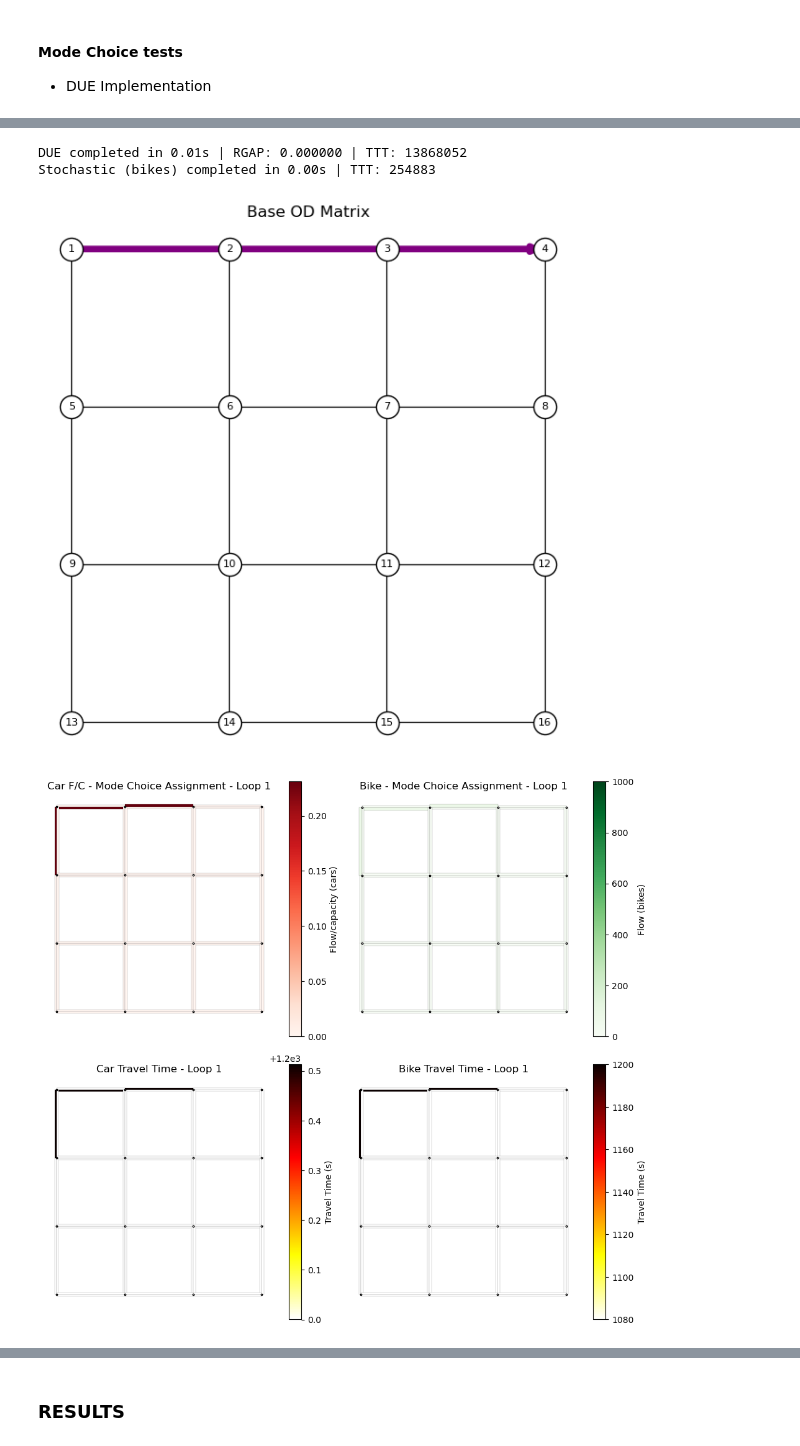
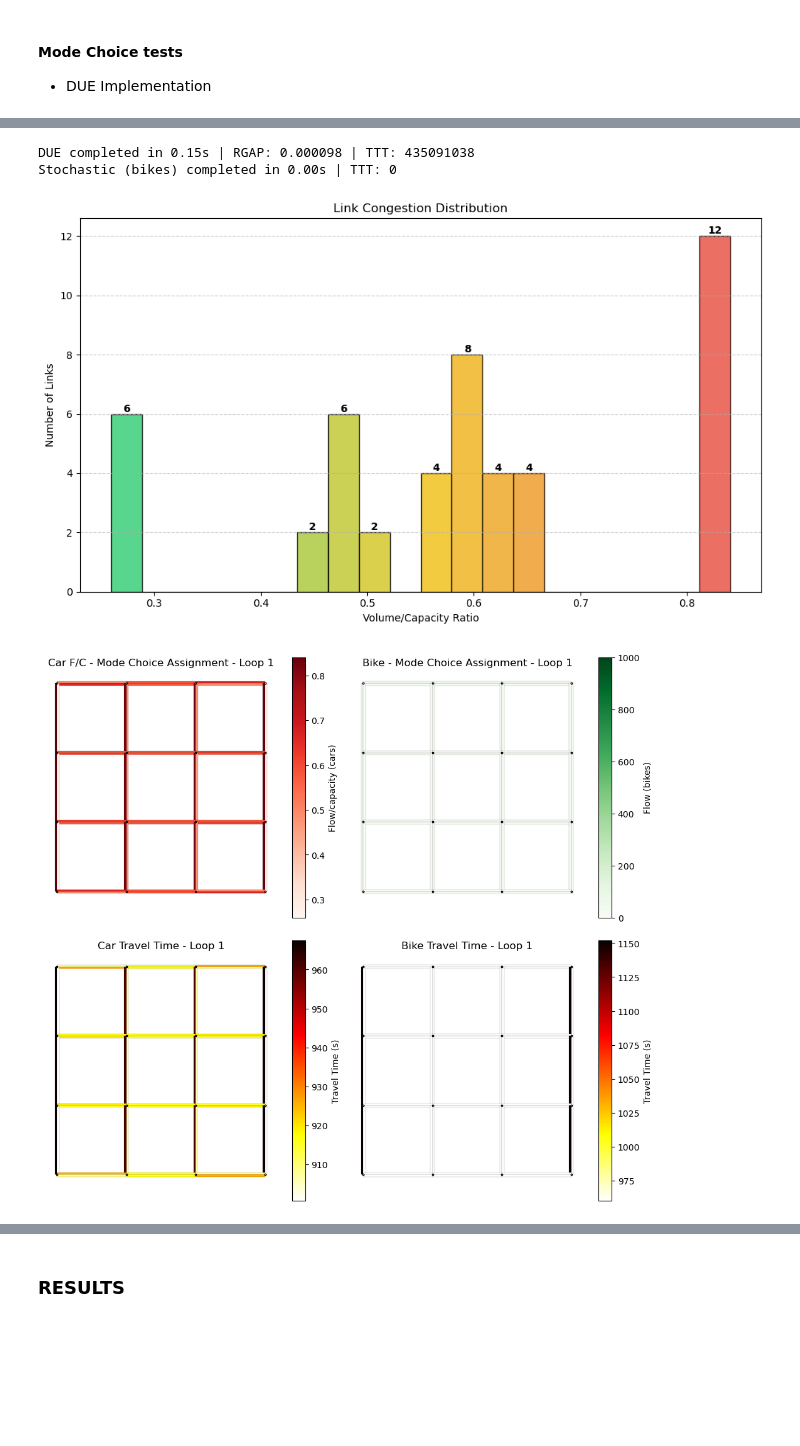
Before and after one commit to tim-lemm/code_these, a Jupyter notebook: notebooks/bike_model_v2.ipynb, the cells around one changed output, grey strips where cells are left out. Cells and saved outputs as stored; diff of their text form; code cells hidden in the pictures; blank space fills up the shorter version.

Commit message:
fixe mode choice issue with indexes, DUE implementation for mode choice complete

```diff
--- a/notebooks/bike_model_v2.ipynb
+++ b/notebooks/bike_model_v2.ipynb
@@ -1208,14 +1251,7 @@ Iteration 48 - Removing bike lane on edge Index([13], dtype='object') with flow
 - same BI as above
 - same optimisation method as above
 # %%
-# Base OD matrix
-np.random.seed(69)
-od_matrix = pd.DataFrame(0, index=range(1,17), columns=range(1,17))
-liste_i = [1,2,3,4,5,9,13,15,14,16,12,8]
-for i in liste_i:
-    for j in liste_i:
-        if i != j:
-            od_matrix.loc[i,j] = np.random.randint(30,1000)
+
 
 edge_df_tri=edge_df_modif.copy().reset_index(drop=True)
 nbr_bike_lanes = edge_df_tri['type_bike'].notnull().sum()
@@ -1232,7 +1268,7 @@ beta_time = -0.01
 ASC_car = 0
 ASC_bike = -2.5
 mu_mode = 1.0
-loop_count = 3
+loop_count = 10
 # other parameters
 speed_bike = 17
 speed_car = 15
@@ -1357,7 +1393,7 @@ while nbr_bike_lanes > 0 and i < limit :
             if idx < len(edge_df_tri):
                 edge_df_tri.loc[idx, 'flow_car'] = row['flow']
 
-        edge_df_tri = simple_bi_2(edge_df_tri, traffic_col='flow_car')
+        edge_df_tri = simple_bi_3(edge_df_tri, traffic_car_col='flow_car')
         bike_results_mode_choice = ta_stochastic(
                                     edge_df_tri,
                                     updated_od_bike,
@@ -1451,12 +1506,14 @@ while nbr_bike_lanes > 0 and i < limit :
 - DUE Implementation
 # %%
 # Base OD matrix
-np.random.seed(69)
 od_matrix = pd.DataFrame(0, index=range(1,17), columns=range(1,17))
-od_matrix.loc[1,4] = 1000
-
+od_matrix.loc[1,16] = 5000
+od_matrix.loc[16,1] = 2000
+od_matrix.loc[4,13] = 5000
+od_matrix.loc[13,4] = 2000
 
 plot_od_matrix(convert_to_eaquilibrae_od_matrix(od_matrix), edge_df_modif, node_df, label=False, title='Base OD Matrix', color='purple', vmax=1000, figsize=(6,6))
+plt.show()
 
 edge_df_tri=edge_df_modif.copy().reset_index(drop=True)
 nbr_bike_lanes = edge_df_tri['type_bike'].notnull().sum()
@@ -1472,14 +1529,18 @@ cutoff_prob = 0.0
 beta_time = -0.01
 ASC_car = 0
 ASC_bike = -2.5
+
+impact_coef = 0.8
 mu_mode = 1.0
 loop_count = 5
 # other parameters
 speed_bike = 15
-speed_car = 15
+speed_car = 20
 speed_bike = speed_bike / 3.6 # in m/s
 speed_car = speed_car / 3.6 # in m/s
 
+edge_df_tri["flow_car"] = 0
+edge_df_tri["flow_bike"] = 0
 edge_df_tri["speed_car"] = speed_car
 edge_df_tri["speed_bike"] = speed_bike
 
@@ -1503,6 +1564,7 @@ j = 0
 while j < loop_count:
     print(f"\n--- Mode Choice Loop {j+1} ---")
     j += 1
+
     #create skim matrices
     skim_car = np.zeros((16,16))
     skim_bike = np.zeros((16,16))
@@ -1560,6 +1622,7 @@ while j < loop_count:
                 # Accumulate total mode shares
                 total_car_skim += od_matrix.loc[origin, destination] * P_car
                 total_bike_skim += od_matrix.loc[origin, destination] * P_bike
+
     print(f"Mode shares with skimming: Car = {total_car_skim/(total_car_skim+total_bike_skim)*100 :.3f} %, Bike = {total_bike_skim/(total_car_skim+total_bike_skim)*100:.3f}%")
     # Update OD matrices based on mode shares
     updated_od_car = pd.DataFrame(0, index=range(1,17), columns=range(1,17))
@@ -1587,16 +1650,18 @@ while j < loop_count:
                                 max_iter=500,
                                 tolerance=1e-4,
                                 capacity_field='capacity_cars'
-                                )['network']
+                                )
 
-    #edge_df_tri['flow_car'] = 0
-    for idx, row in car_results_mode_choice.iterrows():
-        if idx < len(edge_df_tri):
-            edge_df_tri.loc[idx, 'flow_car'] = row['flow']
+    edge_df_tri = car_results_mode_choice['network'].copy()
+    edge_df_tri["flow_car"] = edge_df_tri["flow"]
+    edge_df_tri["ratio_flow_capacity_car"] = edge_df_tri["ratio"]
+    edge_df_tri = pd.DataFrame.from_dict(edge_df_tri)
 
+    plot_vc_histogram(edge_df_tri, capacity_col='capacity_cars', bins=20)
 
-    edge_df_tri = simple_bi_2(edge_df_tri, traffic_col='flow_car')
+    edge_df_tri = simple_bi_3(edge_df_tri, traffic_car_col='flow_car', coef=impact_coef)
     edge_df_tri['travel_time_bike'] = edge_df_tri['length_bi']/speed_bike
+
     bike_results_mode_choice = ta_stochastic(
                                 edge_df_tri,
                                 updated_od_bike,
@@ -1608,22 +1673,24 @@ while j < loop_count:
                                 capacity_field='capacity_bikes',
                                 beta=beta,
                                 cutoff_prob=cutoff_prob
-                                )['network']
+                                )
 
-    #edge_df_tri['flow_bike'] = 0
-    for idx, row in bike_results_mode_choice.iterrows():
-        if idx < len(edge_df_tri):
-            edge_df_tri.loc[idx, 'flow_bike'] = row['flow']
+    edge_df_tri = bike_results_mode_choice['network'].copy()
+    edge_df_tri["flow_bike"]= edge_df_tri["flow"]
+    edge_df_tri = pd.DataFrame.from_dict(edge_df_tri)
 
     #calculate congested time for cars
     calculate_congested_time(edge_df_tri, flow_name='flow_car',free_flow_time_name='free_flow_time_car', capacity_name="capacity_cars", congested_time_name='travel_time_car', alpha=0.15, beta=4)
-    edge_df_tri["ratio_flow_capacity_car"] = edge_df_tri["flow_car"] / edge_df_tri["capacity_cars"]
+
     fig, axes = plt.subplots(2,2, figsize=(10,10))
-    plot_network(edge_df_tri, node_df, width_col='ratio_flow_capacity_car', color_col_num='ratio_flow_capacity_car', cmap='Reds', title=f'Car F/C - Mode Choice Assignment - Loop {j}', node_size=3, colorbar_label='Flow/capacity (cars)', base_width=1, width_scale=3000, ax=axes[0,0])
+    plot_network(edge_df_tri, node_df, width_col='ratio_flow_capacity_car', color_col_num='ratio_flow_capacity_car', cmap='Reds', title=f'Car F/C - Mode Choice Assignment - Loop {j}', node_size=3, colorbar_label='Flow/capacity (cars)', base_width=1, width_scale=30, ax=axes[0,0])
     plot_network(edge_df_tri, node_df, width_col='flow_bike', color_col_num='flow_bike', cmap='Greens', title=f'Bike - Mode Choice Assignment - Loop {j}', node_size=3, colorbar_label='Flow (bikes)', base_width=1, width_scale=50, ax=axes[0,1], vmax=1000)
     plot_network(edge_df_tri, node_df, color_col_num='travel_time_car', cmap='hot_r', title=f'Car Travel Time - Loop {j}', node_size=3, colorbar_label='Travel Time (s)', base_width=1, ax=axes[1,0])
     plot_network(edge_df_tri, node_df, color_col_num='travel_time_bike', cmap='hot_r', title=f'Bike Travel Time - Loop {j}', node_size=3, colorbar_label='Travel Time (s)', base_width=1, ax=axes[1,1])
     plt.show()
+    plot_network(edge_df_tri, node_df, color_col_num='length_bi', base_width=1, legend=True,  node_label=True,title=f'length_bi - Loop {j}', figsize=(5,5), edges_label_col='index')
+    plt.show()
+
     results_df.loc[j-1, 'iteration'] = j
     results_df.loc[j-1, 'modal_share_car'] = 100*total_car_skim / od_matrix.values.sum()
     results_df.loc[j-1, 'modal_share_bike'] = 100*total_bike_skim / od_matrix.values.sum()
@@ -1632,7 +1699,7 @@ while j < loop_count:
     results_df.loc[j-1, 'total_travel_time_car'] = total_travel_time_car
     results_df.loc[j-1, 'total_travel_time_bike'] = total_travel_time_bike
 
-fig, axes = plt.subplots(1,2, figsize=(15,7))
+fig, axes = plt.subplots(1,2, figsize=(20,7))
 results_df.plot.line(x='iteration', y=['modal_share_car','modal_share_bike'], title='Evolution of modal shares', ax=axes[0])
 results_df.plot.line(x='iteration', y=['total_travel_time_car','total_travel_time_bike'], title='Evolution of total travel times', ax=axes[1])
 axes[0].set_ylabel('Modal Share (%)')
@@ -1648,4 +1716,4 @@ Mode shares with skimming: Car = 92.414 %, Bike = 7.586%
-DUE completed in 0.01s | RGAP: 0.000000 | TTT: 13868052
-Stochastic (bikes) completed in 0.00s | TTT: 254883
+DUE completed in 0.15s | RGAP: 0.000098 | TTT: 435091038
+Stochastic (bikes) completed in 0.00s | TTT: 0
-[figure, old version]
-[figure, old version]
+[figure, new version]
+[figure, new version]
```
Also changed, not shown: parts of 6 cells of this notebook.
